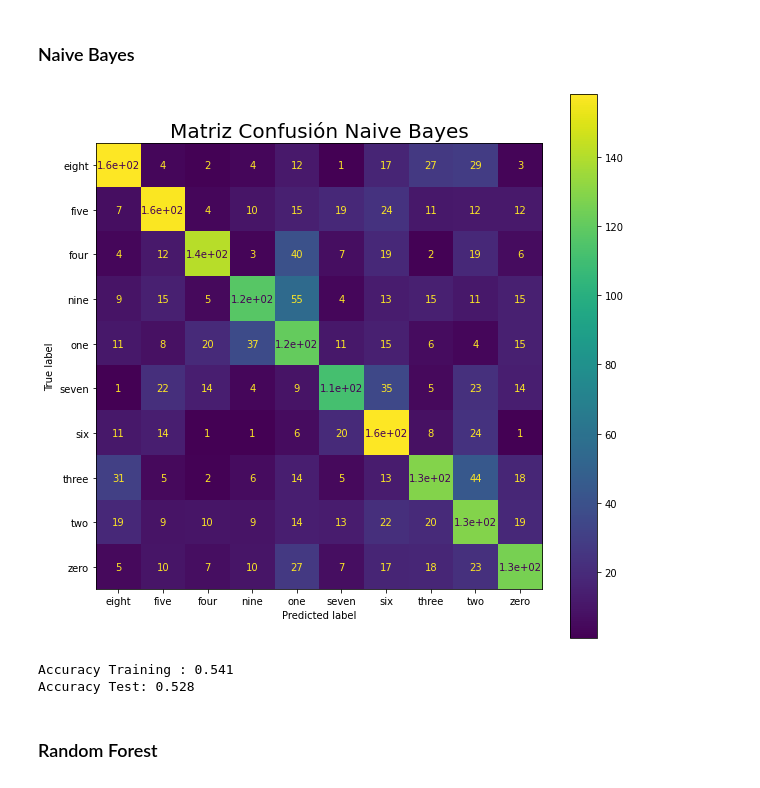
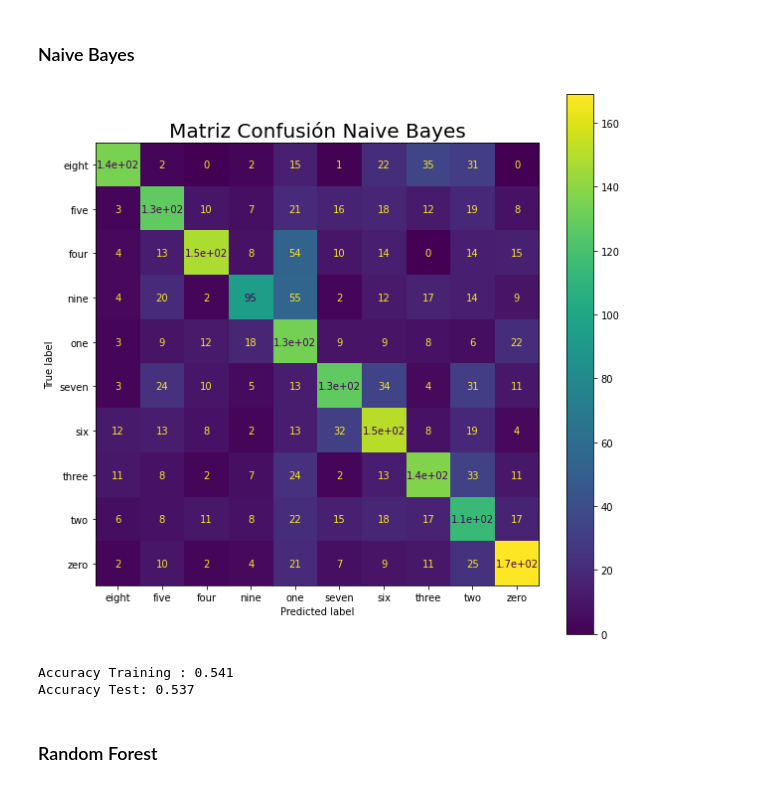
Before and after one commit to newgabo/TP2-AA, a Jupyter notebook: TP2_AA_Modelos_.ipynb, the cells around one changed output. Drawn from its saved outputs; the diff is of its cells as text; code cells hidden in the pictures.

```diff
--- a/TP2_AA_Modelos_.ipynb
+++ b/TP2_AA_Modelos_.ipynb
@@ -121,18 +137,18 @@ x_test, y_test = df_test[features].values, df_test[target].values
 # %%
 clf_nb_ = GaussianNB()
 clf_nb_.fit(x_train, y_train)
 
 fig, ax = plt.subplots(figsize=(10, 10))
-plot_confusion_matrix(clf_nb_, x_test, y_test, ax = ax)
+plot_confusion_matrix(clf_nb_, x_validation, y_validation, ax = ax)
 plt.title("Matriz Confusión Naive Bayes", size=20)
 plt.show()
 
 print("Accuracy Training : {:.3f}".format(clf_nb_.score(x_train, y_train)))
-print("Accuracy Test: {:.3f}".format(clf_nb_.score(x_test, y_test)))
+print("Accuracy Test: {:.3f}".format(clf_nb_.score(x_validation, y_validation)))
 # %% [output]
-[figure, old version]
+[figure, new version]
 Accuracy Training : 0.541
-Accuracy Test: 0.528
+Accuracy Test: 0.537
 # %% [markdown]
 ### Random Forest
 # %%
```
Also changed, not shown: parts of 44 cells of this notebook.
